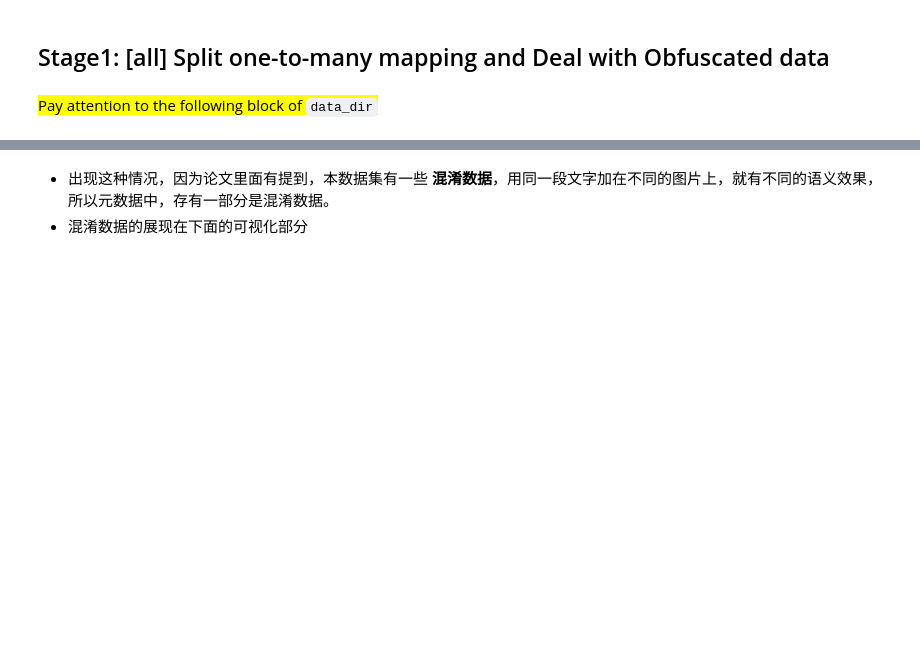
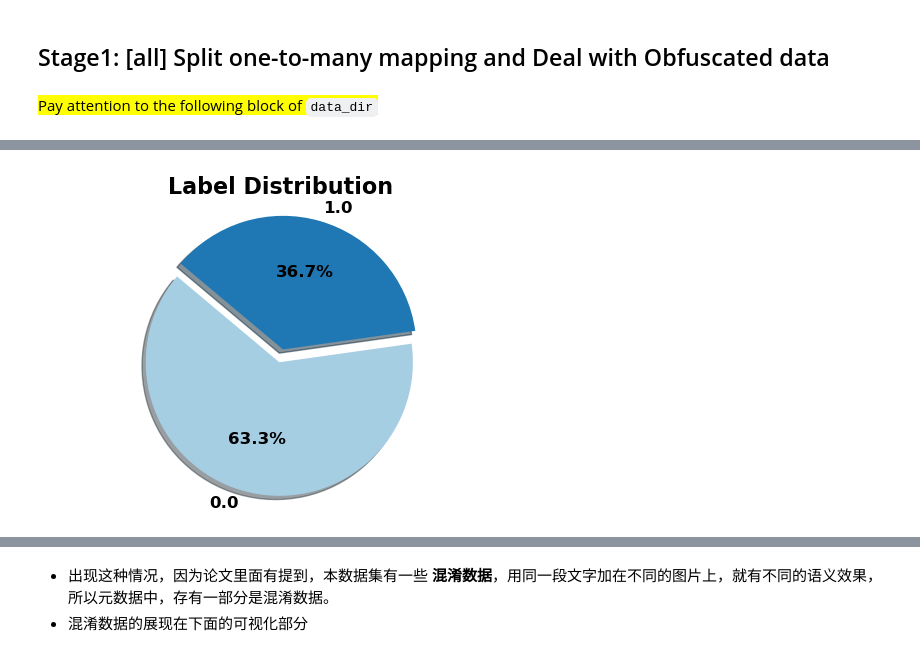
Before and after one commit to SuleynanAuir/Hateful-Image-Project, a Jupyter notebook: data_preprocess/baseline/baseline_add_imgtxt_source_idx.ipynb, the cells around one changed output, grey strips where cells are left out. Drawn from its saved outputs; the diff is of its cells as text; code cells hidden in the pictures; blank space fills up the shorter version.

```diff
--- a/data_preprocess/baseline/baseline_add_imgtxt_source_idx.ipynb
+++ b/data_preprocess/baseline/baseline_add_imgtxt_source_idx.ipynb
@@ -59,3 +106,34 @@ df['split'].value_counts()
+# %%
+### 这里可以添加可视化 "" ###
+### 可做 ###
+# 看原数据样本有没有失衡
+
+# plot(piechat(df['label']))
+
+import matplotlib.pyplot as plt
+
+# Count the occurrences of each label in the 'label' column
+label_counts = df['label'].value_counts()
+
+# Define a color palette for the pie chart
+colors = plt.cm.Paired(range(len(label_counts)))
+
+# Explode the largest slice (optional)
+explode = [0.1 if count == label_counts.max() else 0 for count in label_counts]
+
+# Create the pie chart with enhanced aesthetics
+plt.figure(figsize=(6, 4))
+plt.pie(label_counts, labels=label_counts.index, autopct='%1.1f%%', startangle=140,
+        colors=colors, explode=explode, shadow=True, textprops={'fontsize': 12, 'weight': 'bold'})
+
+# Title with a larger font
+plt.title('Label Distribution', fontsize=16, weight='bold')
+
+# Equal aspect ratio ensures the pie chart is circular
+plt.axis('equal')
+plt.show()
+# %% [output]
+[figure, added]
 # %%
 df['text'].nunique()
 # 检查到有重复的文本
```
Also changed, not shown: parts of 17 cells of this notebook.
